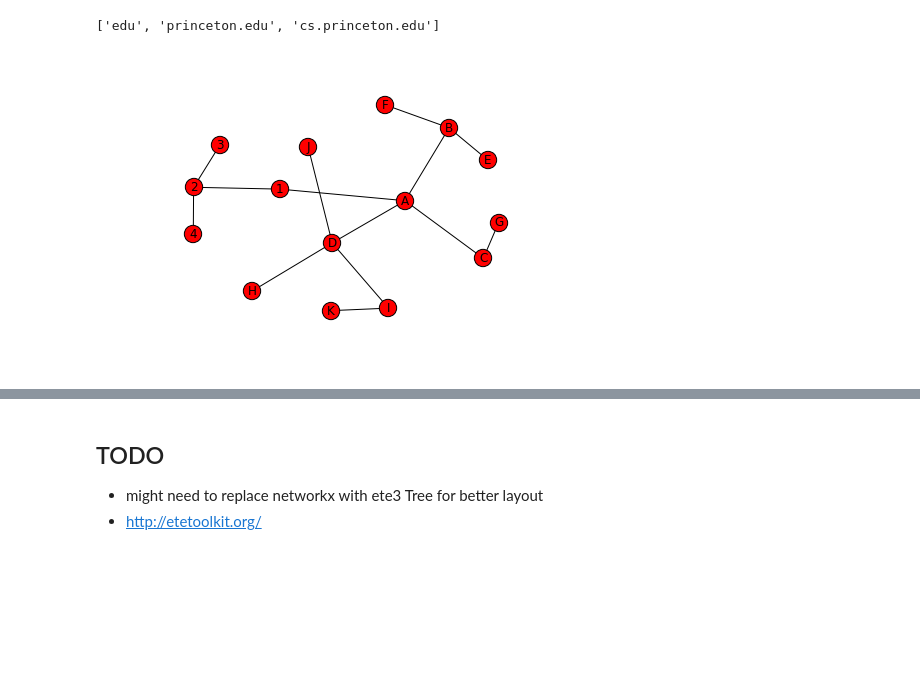
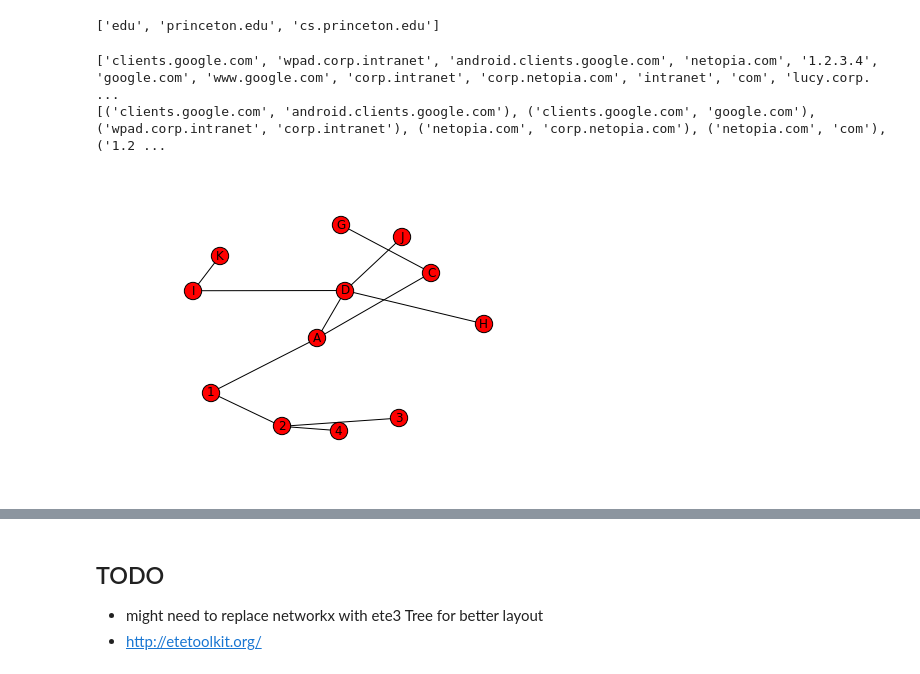
Before and after one commit to shahifaqeer/iot-dns, a Jupyter notebook: PIMA-1min-tree.ipynb, the cells around one changed output, grey strips where cells are left out. Drawn from its saved outputs; the diff is of its cells as text; code cells hidden in the pictures; blank space fills up the shorter version.

Commit message:
create separate trees for each srcip;
one single root creates a buggy connected graph instead of separate trees due to duplicate nodes"

```diff
--- a/PIMA-1min-tree.ipynb
+++ b/PIMA-1min-tree.ipynb
@@ -93,12 +95,12 @@ split_domain(dom)
 # %% [output]
 ['edu', 'princeton.edu', 'cs.princeton.edu']
 # %%
-def add_branch(G, srcip, list_of_dns):
-    '''create tree graph branch given home IP dns list'''
-    # root and add branch to srcip
+def add_branch(srcip, list_of_dns):
+    '''create a new tree graph for every home IP and dns list
+    return the tree G'''
+    # root is srcip
+    G = nx.Graph()
     G.add_node(srcip)
-    G.add_edge('root', srcip)
-    if PRINT_H: print 'root', "-->", srcip
 
     # domain split using str.split('.')
     for domain in list_of_dns:
@@ -122,9 +124,19 @@ def add_branch(G, srcip, list_of_dns):
         #    if not G.has_edge(dom_list[i], dom_list[i+1]):
         #        G.add_edge(dom_list[i], dom_list[i+1])
         #        if PRINT_H: print "\t\t", dom_list[i], "-->", dom_list[i+1]
-    return
+    return G
+# %%
+# TEST
+G = add_branch('1.2.3.4', ['wpad.corp.intranet','lucy.corp.netopia.com', 'android.clients.google.com', 'www.google.com' ])
+
+print G.nodes()
+
+print G.edges()
+# %% [output]
+['clients.google.com', 'wpad.corp.intranet', 'android.clients.google.com', 'netopia.com', '1.2.3.4', 'google.com', 'www.google.com', 'corp.intranet', 'corp.netopia.com', 'intranet', 'com', 'lucy.corp. ...
+[('clients.google.com', 'android.clients.google.com'), ('clients.google.com', 'google.com'), ('wpad.corp.intranet', 'corp.intranet'), ('netopia.com', 'corp.netopia.com'), ('netopia.com', 'com'), ('1.2 ...
 # %%
-def draw_domain_tree(G):
+def draw_domain_tree(G, srcip=''):
     '''input graph - plot it - unfortunately node positions are random or circular creating ugly graphs
     takes way too long for any df with 1k entries or above
     best to replace drawing method with ete3.Tree instead'''
@@ -132,43 +144,46 @@ def draw_domain_tree(G):
     G2 = nx.Graph(nx.prim_mst_edges(G))
     #pos=nx.spring_layout(G2)
     #nx.set_node_attributes(G2,'pos',pos)
-    #T = nx.bfs_tree(G2, 'root')
 
     plt.figure()
-    nx.draw(G2, with_labels=True)
-    #nx.draw(T, with_labels=True)
+    if srcip!='':
+        T = nx.bfs_tree(G2, srcip)
+        nx.draw(T, with_labels=True)
+    else:
+        nx.draw(G2, with_labels=True)
     plt.show()
     return
 # %%
-#TEST
+#TEST 1
 G = nx.Graph()
 G.add_node('A')
 G.add_node('B')
 G.add_node('C')
 G.add_node('D')
 G.add_node('E')
 G.add_node('F')
 G.add_node('G')
 G.add_node('H')
 G.add_node('I')
 G.add_node('J')
 G.add_node('K')
 G.add_node('A')
 
 G.add_edge('A', 'B')
 G.add_edge('A', 'B')
 G.add_edge('A', 'C')
 G.add_edge('A', 'D')
 G.add_edge('B', 'E')
 G.add_edge('B', 'F')
 G.add_edge('C', 'G')
 G.add_edge('D', 'H')
 G.add_edge('D', 'I')
 G.add_edge('D', 'J')
 G.add_edge('I', 'K')
 
 G.add_path(['A', 1, 2, 3])
 G.add_path([2, 4])
+G.remove_node('B')
 draw_domain_tree(G)
 # %% [output]
-[figure, old version]
+[figure, new version]
```
Also changed, not shown: parts of 7 cells of this notebook.
